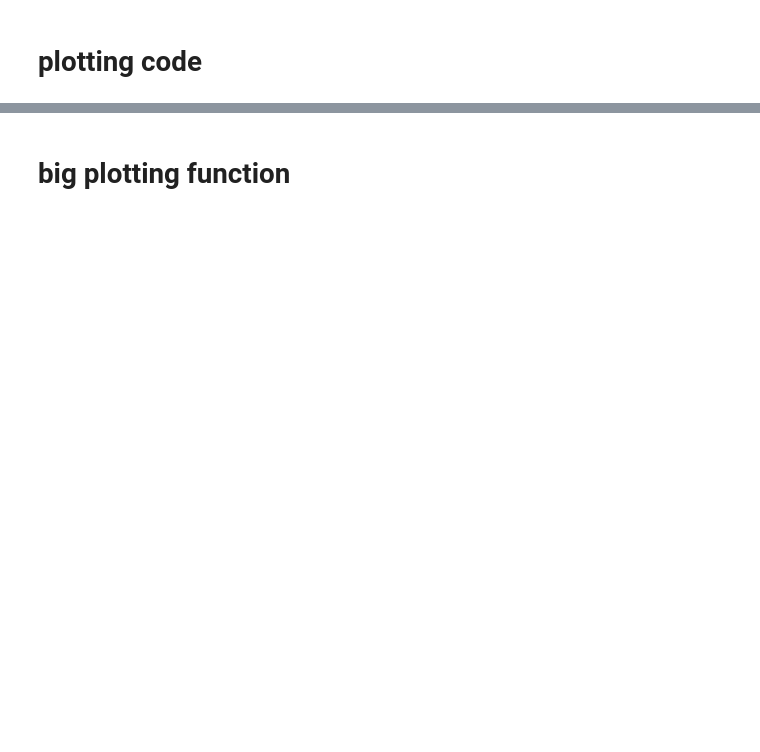
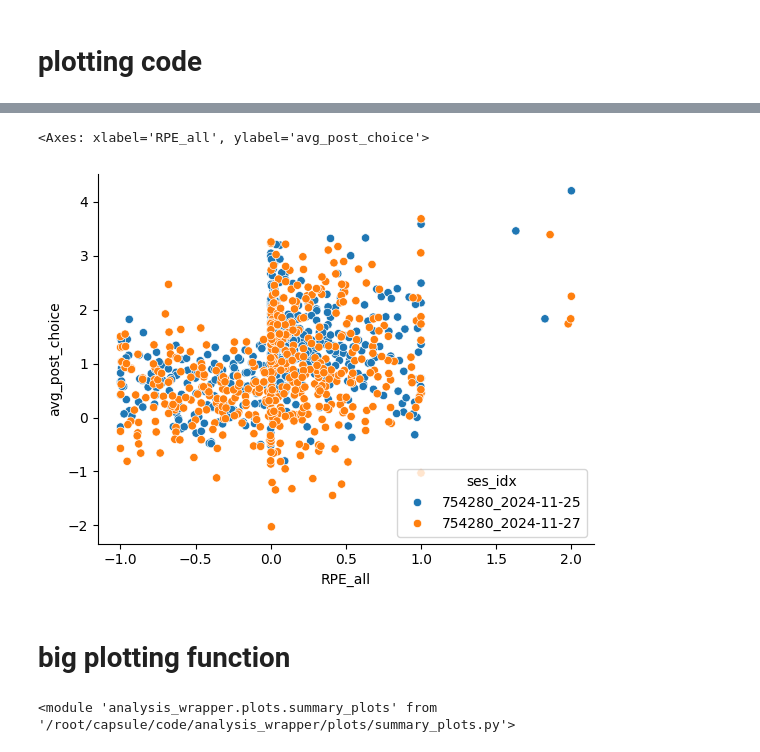
Before and after one commit to rachelstephlee/rachel-grouped-aind-analysis-wrapper, a Jupyter notebook: code/analysis_wrapper/test.ipynb, the cells around one changed output, grey strips where cells are left out. Saved outputs shown, nothing was run; the diff lists cells and outputs as text; code cells hidden in the pictures; blank space fills up the shorter version.

```diff
--- a/code/analysis_wrapper/test.ipynb
+++ b/code/analysis_wrapper/test.ipynb
@@ -276,2 +380,10 @@ NameError: name 'analysis_specification' is not defined
+# %%
+sns.scatterplot(data = df_trials_all,
+                x = 'RPE_all', y = 'avg_post_choice', hue = 'ses_idx')
+
+df_trials_all
+# %% [output]
+<Axes: xlabel='RPE_all', ylabel='avg_post_choice'>
+[figure, added]
 # %% [markdown]
 # big plotting function
@@ -415 +390,6 @@ def plot_weekly_grid(df_sess,nwbs_by_week, channel, loc=None):
+# %%
+from analysis_wrapper.plots import summary_plots
+reload(summary_plots)
+# %% [output]
+<module 'analysis_wrapper.plots.summary_plots' from '/root/capsule/code/analysis_wrapper/plots/summary_plots.py'>
 # %%
```
Also changed, not shown: parts of 32 cells of this notebook, 5 other files.
